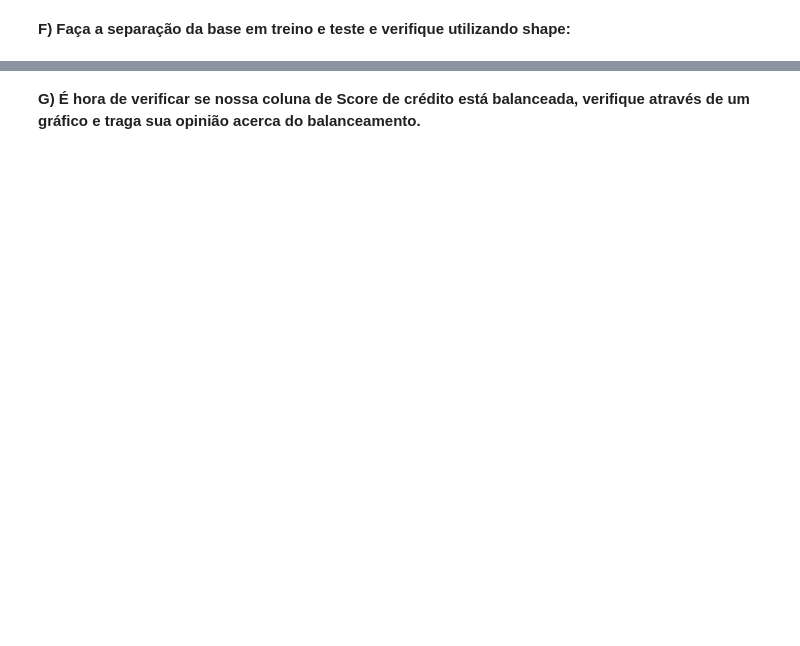
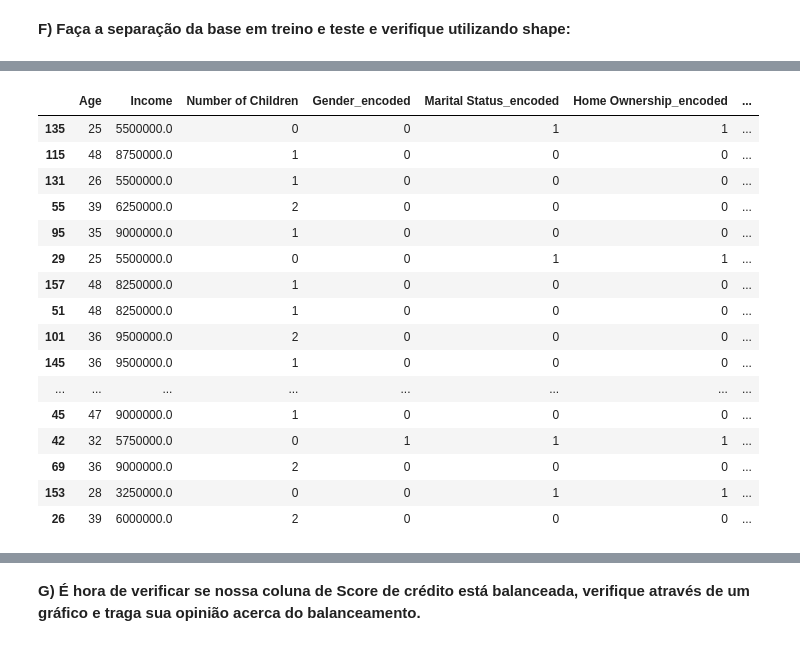
Before and after one commit to TierryW/Ciencia_de_Dados, a Jupyter notebook: Pre_Modelagem_3/Profissao Cientista de Dados M17 Projeto.ipynb, the cells around one changed output, grey strips where cells are left out. Cells and saved outputs as stored; diff of their text form; code cells hidden in the pictures; blank space fills up the shorter version.

```diff
--- a/Pre_Modelagem_3/Profissao Cientista de Dados M17 Projeto.ipynb
+++ b/Pre_Modelagem_3/Profissao Cientista de Dados M17 Projeto.ipynb
@@ -429,0 +472,3 @@ df.head()
+# %%
+X = df.drop(['Credit Score_High', 'Credit Score_Low'], axis=1)
+y = df[['Credit Score_High', 'Credit Score_Low']]
@@ -429,0 +477,2 @@ df.head()
+# %%
+X_train, X_test, y_train, y_test = train_test_split(X, y, test_size=0.25, random_state=42)
@@ -429,0 +495,20 @@ df.head()
+# %%
+X_test
+# %% [output]
+|  | Age | Income | Number of Children | Gender_encoded | Marital Status_encoded | Home Ownership_encoded | ... |
+| 135 | 25 | 5500000.0 | 0 | 0 | 1 | 1 | ... |
+| 115 | 48 | 8750000.0 | 1 | 0 | 0 | 0 | ... |
+| 131 | 26 | 5500000.0 | 1 | 0 | 0 | 0 | ... |
+| 55 | 39 | 6250000.0 | 2 | 0 | 0 | 0 | ... |
+| 95 | 35 | 9000000.0 | 1 | 0 | 0 | 0 | ... |
+| 29 | 25 | 5500000.0 | 0 | 0 | 1 | 1 | ... |
+| 157 | 48 | 8250000.0 | 1 | 0 | 0 | 0 | ... |
+| 51 | 48 | 8250000.0 | 1 | 0 | 0 | 0 | ... |
+| 101 | 36 | 9500000.0 | 2 | 0 | 0 | 0 | ... |
+| 145 | 36 | 9500000.0 | 1 | 0 | 0 | 0 | ... |
+| ... | ... | ... | ... | ... | ... | ... | ... |
+| 45 | 47 | 9000000.0 | 1 | 0 | 0 | 0 | ... |
+| 42 | 32 | 5750000.0 | 0 | 1 | 1 | 1 | ... |
+| 69 | 36 | 9000000.0 | 2 | 0 | 0 | 0 | ... |
+| 153 | 28 | 3250000.0 | 0 | 0 | 1 | 1 | ... |
+| 26 | 39 | 6000000.0 | 2 | 0 | 0 | 0 | ... |
```
Also changed, not shown: parts of 18 cells of this notebook, 4 other files.
